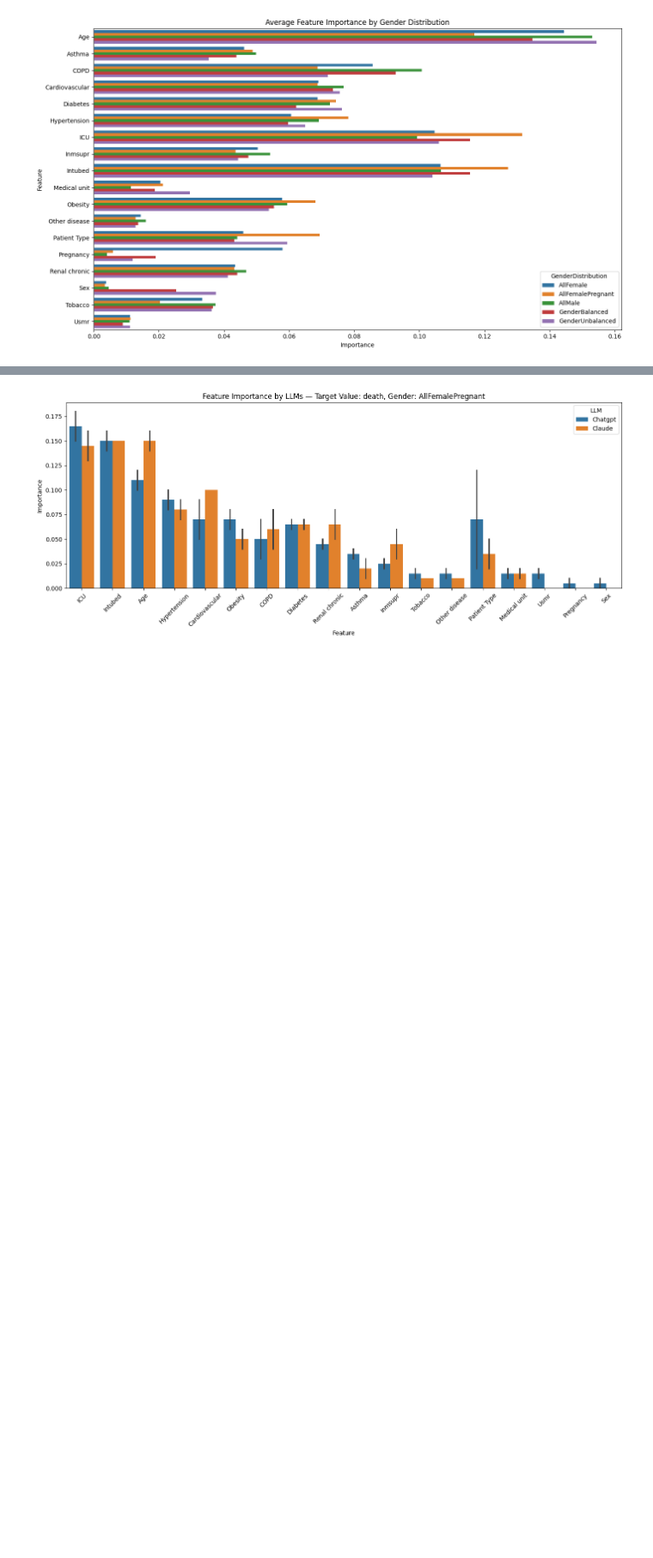
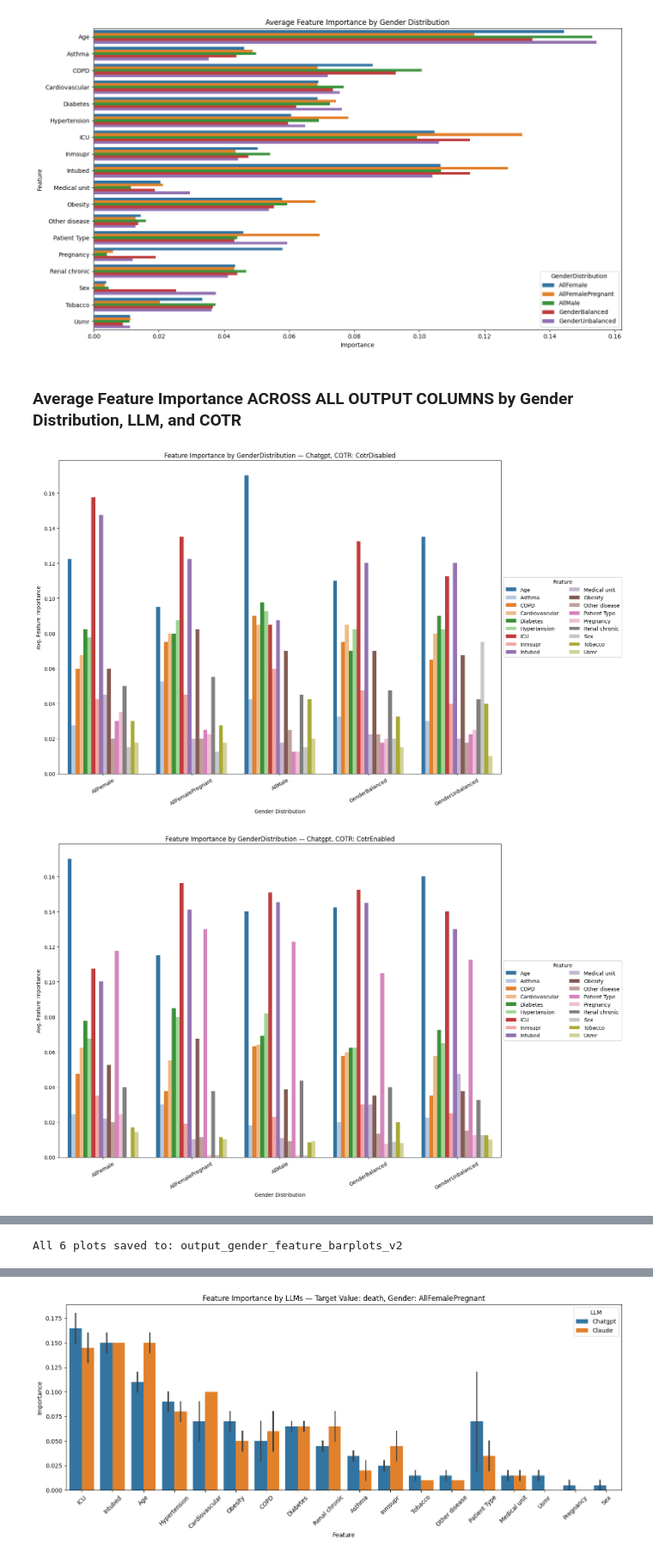
Before and after one commit to kailen-mccauley/ML_vs_LLM_COVID_GenderBias, a Jupyter notebook: Feature Importance Visualization/LLM_Feature_Importance_Visualization.ipynb, the cells around one changed output, grey strips where cells are left out. Shown at 86% size. Drawn from its saved outputs; the diff is of its cells as text; code cells hidden in the pictures; blank space fills up the shorter version.

```diff
--- a/Feature Importance Visualization/LLM_Feature_Importance_Visualization.ipynb
+++ b/Feature Importance Visualization/LLM_Feature_Importance_Visualization.ipynb
@@ -100,3 +125,59 @@ plt.tight_layout()
 plt.show()
 # %% [output]
 [figure]
+# %% [markdown]
+### Average Feature Importance ACROSS ALL OUTPUT COLUMNS by Gender Distribution, LLM, and COTR
+# %%
+# Create output folder !!
+output_dir = "output_gender_feature_barplots_v2"
+os.makedirs(output_dir, exist_ok=True)
+
+# Ensure consistent ordering
+feature_order = sorted(df["Feature"].unique())
+gender_order = ["AllFemale", "AllFemalePregnant", "AllMale", "GenderBalanced", "GenderUnbalanced"]
+
+#Incorporate a more distinct color palette (previous one lacked contrast)
+palette = sns.color_palette("tab20", len(feature_order))
+
+# Loop over LLM × COTR
+for llm in df["LLM"].unique():
+    for cotr in df["COTR"].unique():
+        # Subset data
+        subset = df[(df["LLM"] == llm) & (df["COTR"] == cotr)]
+
+        # Group: gender + feature → avg importance
+        grouped = (
+            subset.groupby(["GenderDistribution", "Feature"])["Importance"]
+            .mean()
+            .reset_index()
+        )
+
+        # Plot
+        plt.figure(figsize=(16, 10))
+        sns.barplot(
+            data=grouped,
+            x="GenderDistribution",
+            y="Importance",
+            hue="Feature",
+            order=gender_order,
+            hue_order=feature_order,
+            palette=palette
+        )
+
+        plt.title(f"Feature Importance by GenderDistribution — {llm}, COTR: {cotr}")
+        plt.ylabel("Avg. Feature Importance")
+        plt.xlabel("Gender Distribution")
+        plt.xticks(rotation=30)
+        plt.legend(loc='center left', bbox_to_anchor=(1, 0.5), title="Feature", ncol=2)
+        plt.tight_layout()
+
+        # Save
+        filename = f"{llm}_{cotr}_GroupedByGender_X_Gender_Y_Importance.png".replace(" ", "_")
+        plt.savefig(os.path.join(output_dir, filename))
+        plt.show()
+        plt.close()
+
+print("All 6 plots saved to:", output_dir)
+# %% [output]
+[figure, added]
+[figure, added]
@@ -102,0 +186 @@ plt.show()
+All 6 plots saved to: output_gender_feature_barplots_v2
```
Also changed, not shown: parts of 10 cells of this notebook, 8 other files.
